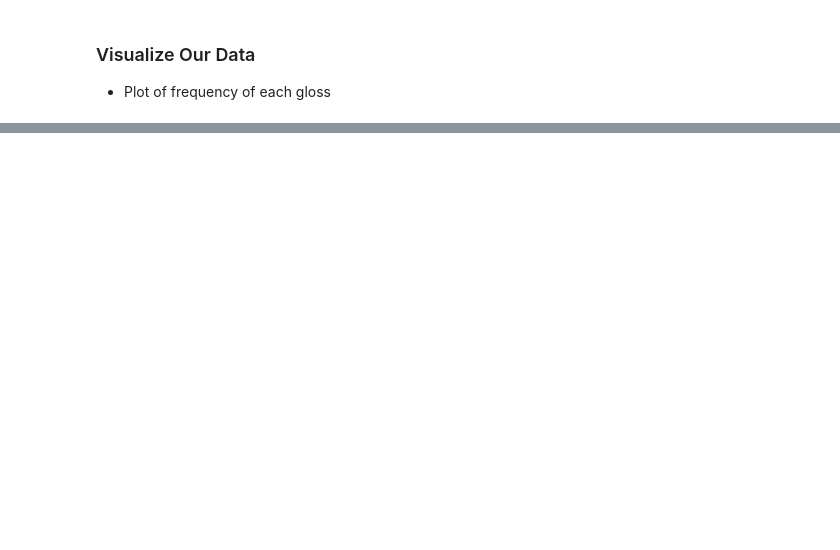
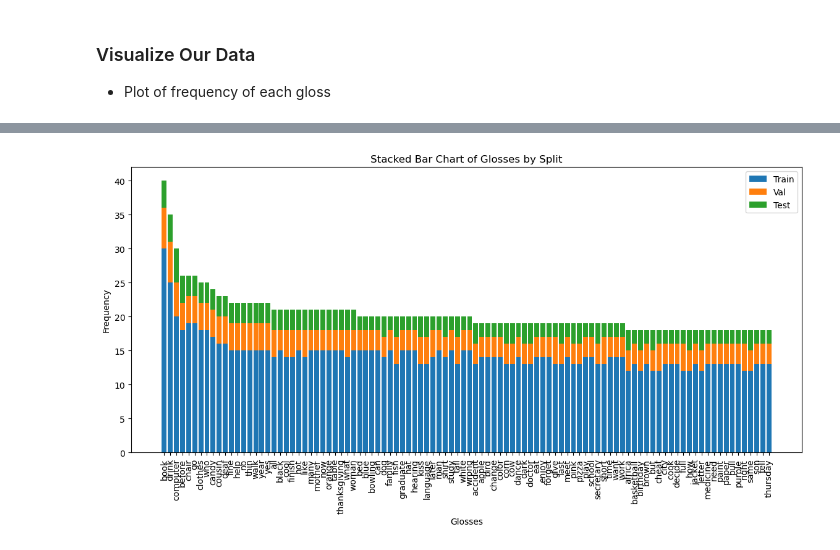
Before and after one commit to emilyguancamole/asl-recognition, a Jupyter notebook: data_preprocess.ipynb, the cells around one changed output, grey strips where cells are left out. Cells and saved outputs as stored; diff of their text form; code cells hidden in the pictures; blank space fills up the shorter version.

```diff
--- a/data_preprocess.ipynb
+++ b/data_preprocess.ipynb
@@ -151,0 +169,38 @@ plt.show()
+# %%
+# count glosses per split
+train_counts = {}
+val_counts = {}
+test_counts = {}
+
+for data in parsed_data:
+    gloss = data['gloss']
+    split = data['split']
+    if split == 'train':
+        train_counts[gloss] = train_counts.get(gloss, 0) + 1
+    elif split == 'val':
+        val_counts[gloss] = val_counts.get(gloss, 0) + 1
+    elif split == 'test':
+        test_counts[gloss] = test_counts.get(gloss, 0) + 1
+
+# convert counts to lists
+train_counts = [train_counts.get(gloss, 0) for gloss in glosses]
+val_counts = [val_counts.get(gloss, 0) for gloss in glosses]
+test_counts = [test_counts.get(gloss, 0) for gloss in glosses]
+
+# plot stacked bar chart
+plt.figure(figsize=(14, 6))
+plt.bar(glosses, train_counts, label='Train')
+plt.bar(glosses, val_counts, bottom=train_counts, label='Val')
+plt.bar(glosses, test_counts, bottom=[train + val for train, val in zip(train_counts, val_counts)], label='Test')
+
+# add labels, title, and legend
+plt.xlabel('Glosses')
+plt.ylabel('Frequency')
+plt.title('Stacked Bar Chart of Glosses by Split')
+plt.xticks(rotation='vertical')
+plt.legend()
+
+# Show plot
+plt.show()
+# %% [output]
+[figure, added]
```
Also changed, not shown: parts of 14 cells of this notebook, 21 other files.
